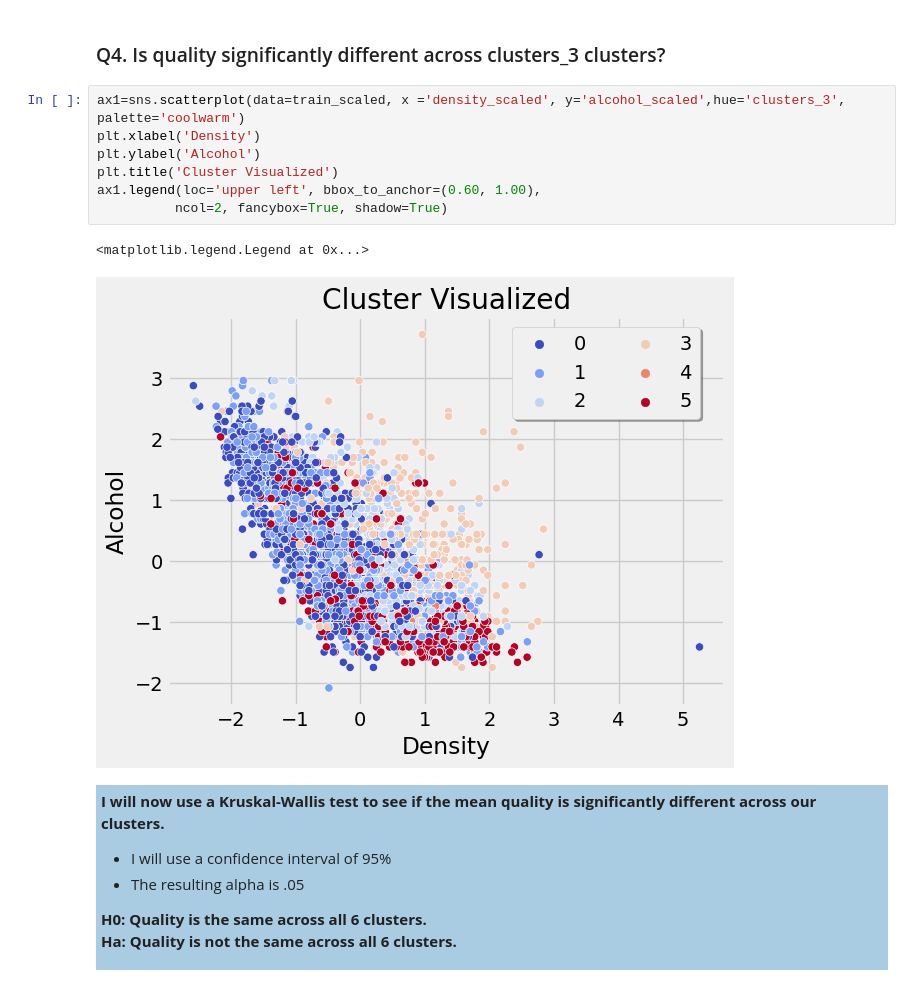
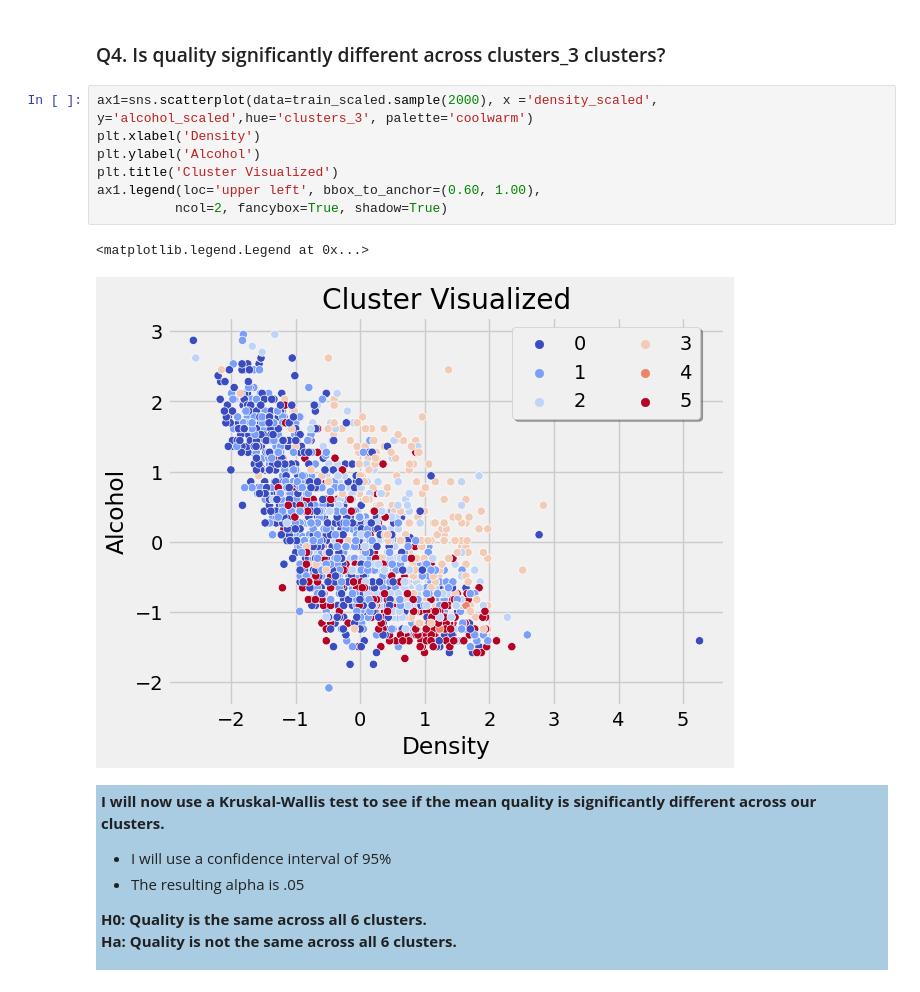
Before and after one commit to jeremiah-toribio/wine-clusters, a Jupyter notebook: Wine_Notebook.ipynb, the cells around one changed output. Saved outputs shown, nothing was run; the diff lists cells and outputs as text.

```diff
--- a/Wine_Notebook.ipynb
+++ b/Wine_Notebook.ipynb
@@ -307,15 +307,15 @@ test_scaled['clusters_3'] = clusters_3_test
 # %% [markdown]
 ### Q4. Is quality significantly different across clusters_3 clusters?
 # %%
-ax1=sns.scatterplot(data=train_scaled, x ='density_scaled', y='alcohol_scaled',hue='clusters_3', palette='coolwarm')
+ax1=sns.scatterplot(data=train_scaled.sample(2000), x ='density_scaled', y='alcohol_scaled',hue='clusters_3', palette='coolwarm')
 plt.xlabel('Density')
 plt.ylabel('Alcohol')
 plt.title('Cluster Visualized')
 ax1.legend(loc='upper left', bbox_to_anchor=(0.60, 1.00),
           ncol=2, fancybox=True, shadow=True)
 # %% [output]
 <matplotlib.legend.Legend at 0x...>
-[figure, old version]
+[figure, new version]
 # %% [markdown]
 <div style="background-color: #A9CCE3; box-shadow: 0 0 0 1px black; padding: 5px;">
 
```
